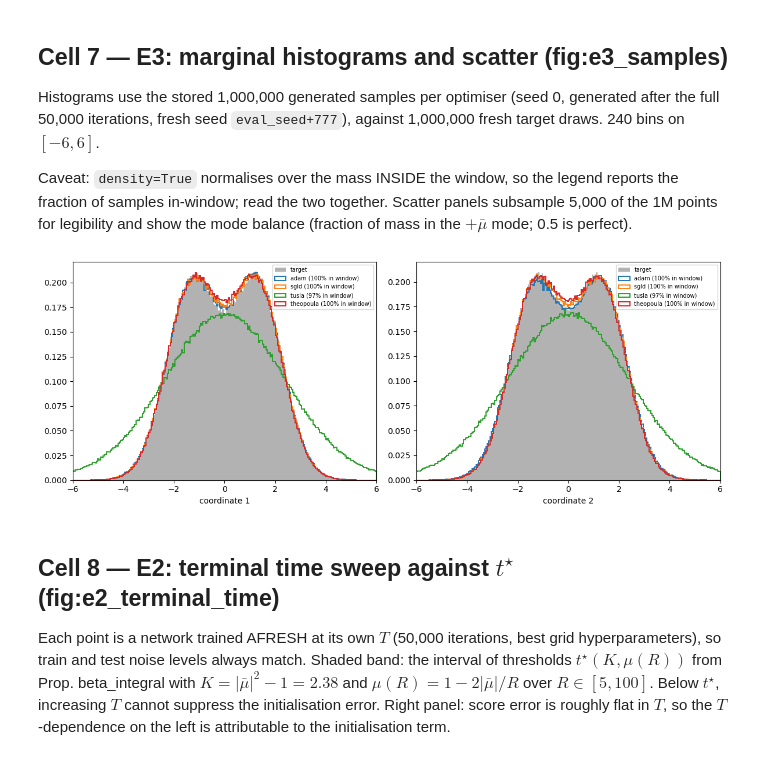
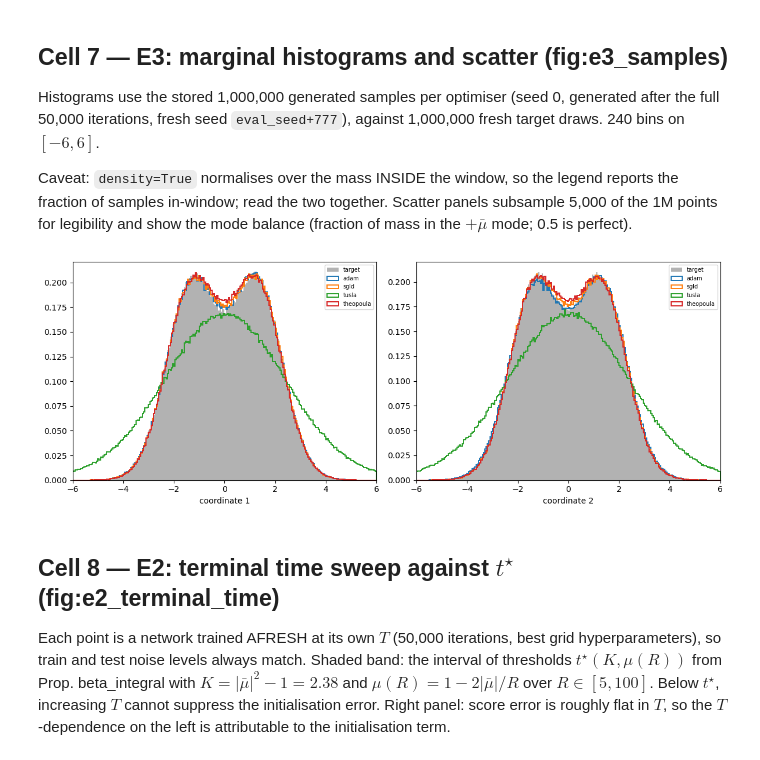
Before and after one commit to kylemcgillivray/Masters-Dissertation, a Jupyter notebook: display5.ipynb, the cells around one changed output. Cells and saved outputs as stored; diff of their text form; code cells hidden in the pictures.

```diff
--- a/display5.ipynb
+++ b/display5.ipynb
@@ -303,35 +303,35 @@ BINS = np.linspace(-LIM, LIM, 241)
 N_TRUE = 1_000_000       # target reference draws
 N_SCATTER = 5_000        # points shown per scatter panel
 
 target = fct.make_target(TARGET_H, 2, MU, 1.0)
 np.random.seed(0)
 true = target["sample"](N_TRUE)
 
 opts_avail = [o for o in ["adam", "sgld", "tusla", "theopoula"]
               if any(r_["config"]["example"] == EXAMPLE_H
                      and r_["config"]["optimiser"] == o
                      and "plot_samples" in r_ for r_ in main_runs.values())]
 
 fig, axes = plt.subplots(1, 2, figsize=(12, 4.5))
 for k in range(2):
     axes[k].hist(true[:, k], bins=BINS, density=True, alpha=0.3, color="k",
                  label="target")
     for opt in opts_avail:
         rec = next(r_ for r_ in main_runs.values()
                    if r_["config"]["example"] == EXAMPLE_H
                    and r_["config"]["optimiser"] == opt
                    and "plot_samples" in r_)
         s = rec["plot_samples"]
         frac = float(np.mean(np.all(np.abs(s) <= LIM, axis=1)))
         axes[k].hist(s[:, k], bins=BINS, density=True, histtype="step",
-                     lw=1.4, label=f"{opt} ({frac:.0%} in window)")
+                     lw=1.4, label=f"{opt}")
     axes[k].set_xlim(-LIM, LIM)
     axes[k].set_xlabel(f"coordinate {k + 1}")
     axes[k].legend(fontsize=7)
 plt.tight_layout()
 savefig(f"e3_marginals_{EXAMPLE_H}")
 # %% [output]
-[figure, old version]
+[figure, new version]
 # %% [markdown]
 ## Cell 8 — E2: terminal time sweep against $t^\star$ (fig:e2_terminal_time)
 
```
Also changed, not shown: 1 other file.
